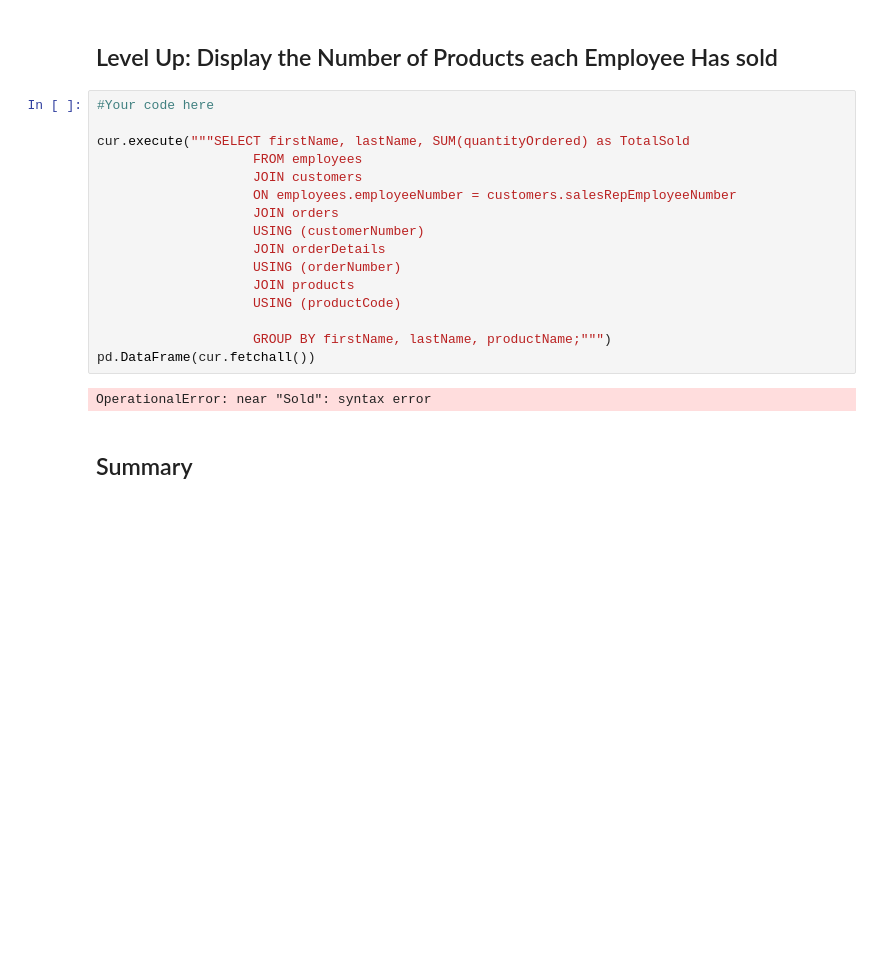
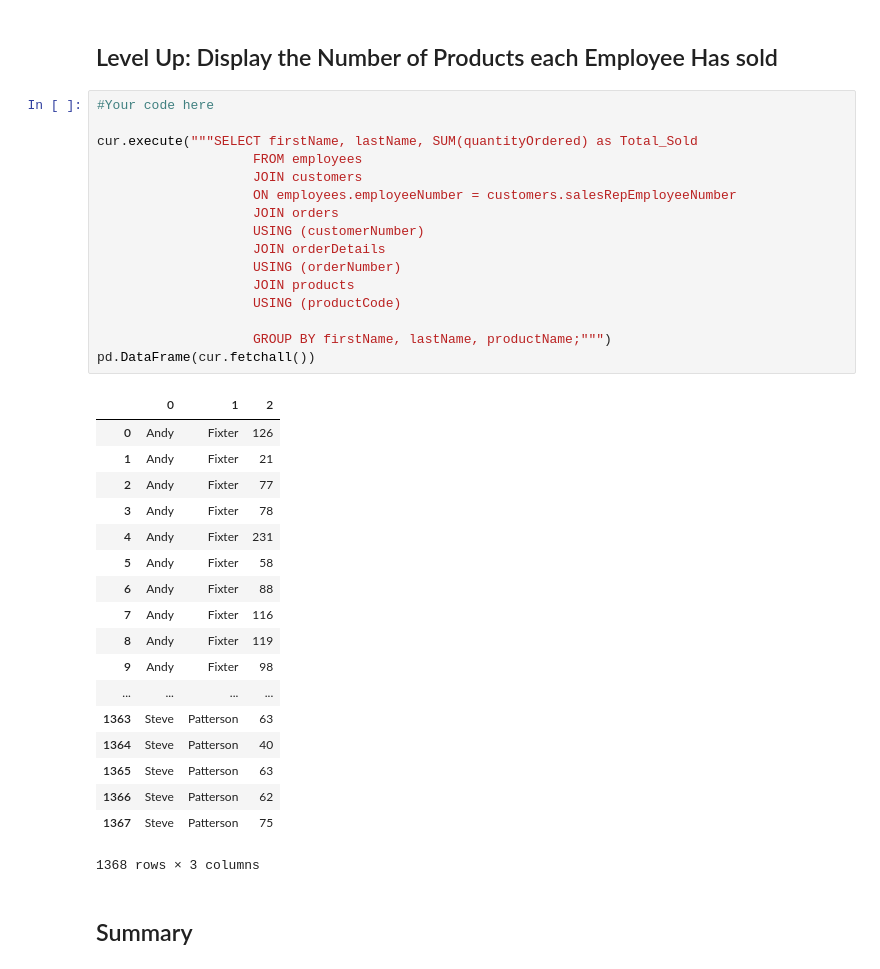
Before and after one commit to cruble/dsc-0-05-10-join-statements-lab-nyc-career-ds-102218, a Jupyter notebook: index.ipynb, the cells around one changed output. Cells and saved outputs as stored; diff of their text form; blank space fills up the shorter version.

```diff
--- a/index.ipynb
+++ b/index.ipynb
@@ -178,21 +178,38 @@ pd.DataFrame(cur.fetchall())
 # %%
 #Your code here
 
-cur.execute("""SELECT firstName, lastName, SUM(quantityOrdered) as TotalSold
+cur.execute("""SELECT firstName, lastName, SUM(quantityOrdered) as Total_Sold
                     FROM employees
                     JOIN customers
                     ON employees.employeeNumber = customers.salesRepEmployeeNumber
                     JOIN orders
                     USING (customerNumber)
                     JOIN orderDetails
                     USING (orderNumber)
                     JOIN products
                     USING (productCode)
 
                     GROUP BY firstName, lastName, productName;""")
 pd.DataFrame(cur.fetchall())
 # %% [output]
+|  | 0 | 1 | 2 |
+| 0 | Andy | Fixter | 126 |
+| 1 | Andy | Fixter | 21 |
+| 2 | Andy | Fixter | 77 |
+| 3 | Andy | Fixter | 78 |
+| 4 | Andy | Fixter | 231 |
+| 5 | Andy | Fixter | 58 |
+| 6 | Andy | Fixter | 88 |
+| 7 | Andy | Fixter | 116 |
+| 8 | Andy | Fixter | 119 |
+| 9 | Andy | Fixter | 98 |
+| ... | ... | ... | ... |
+| 1363 | Steve | Patterson | 63 |
+| 1364 | Steve | Patterson | 40 |
+| 1365 | Steve | Patterson | 63 |
+| 1366 | Steve | Patterson | 62 |
+| 1367 | Steve | Patterson | 75 |
-OperationalError: near "Sold": syntax error
+1368 rows × 3 columns
 # %% [markdown]
 ## Summary
 # %% [markdown]
```
